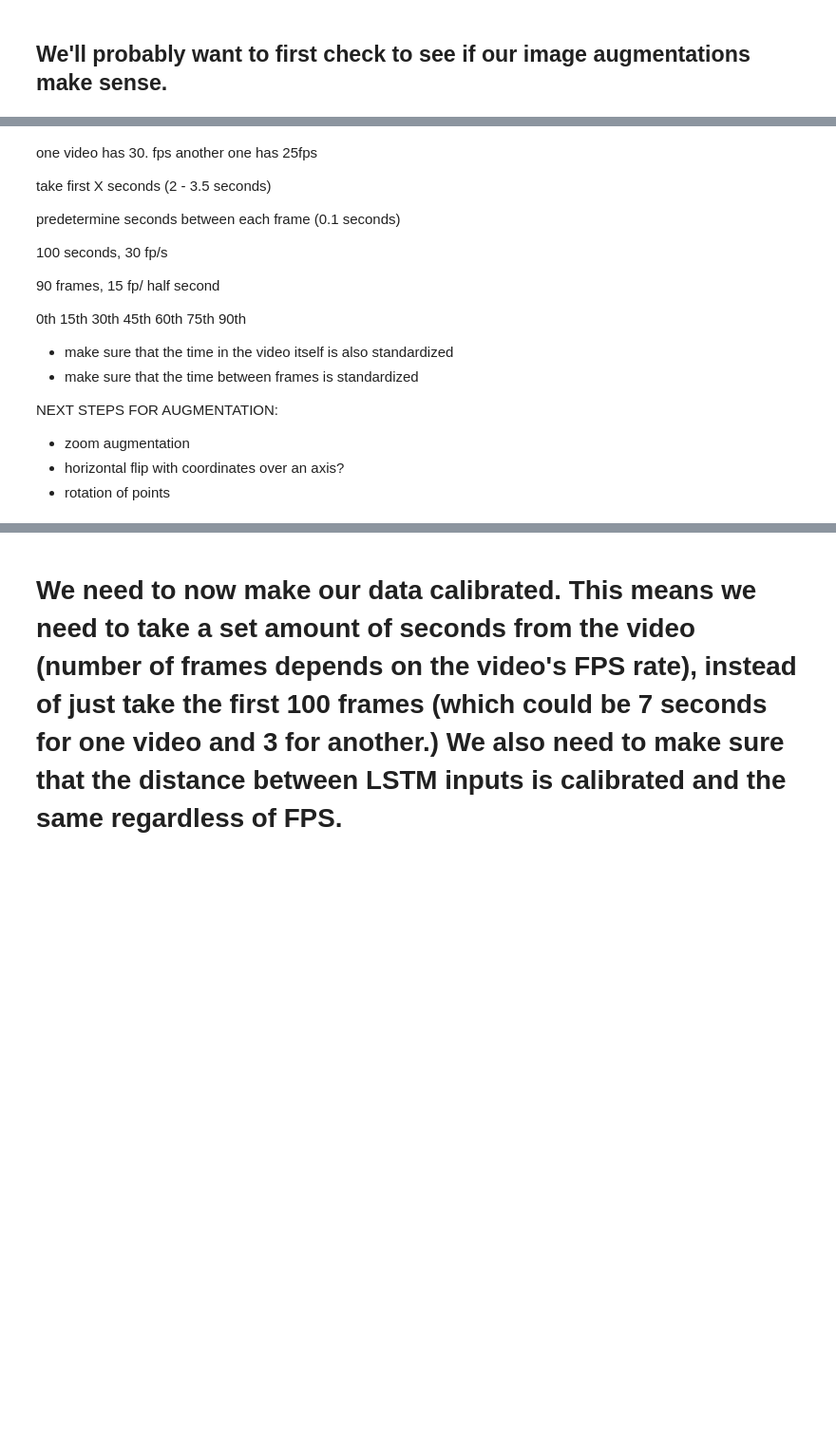
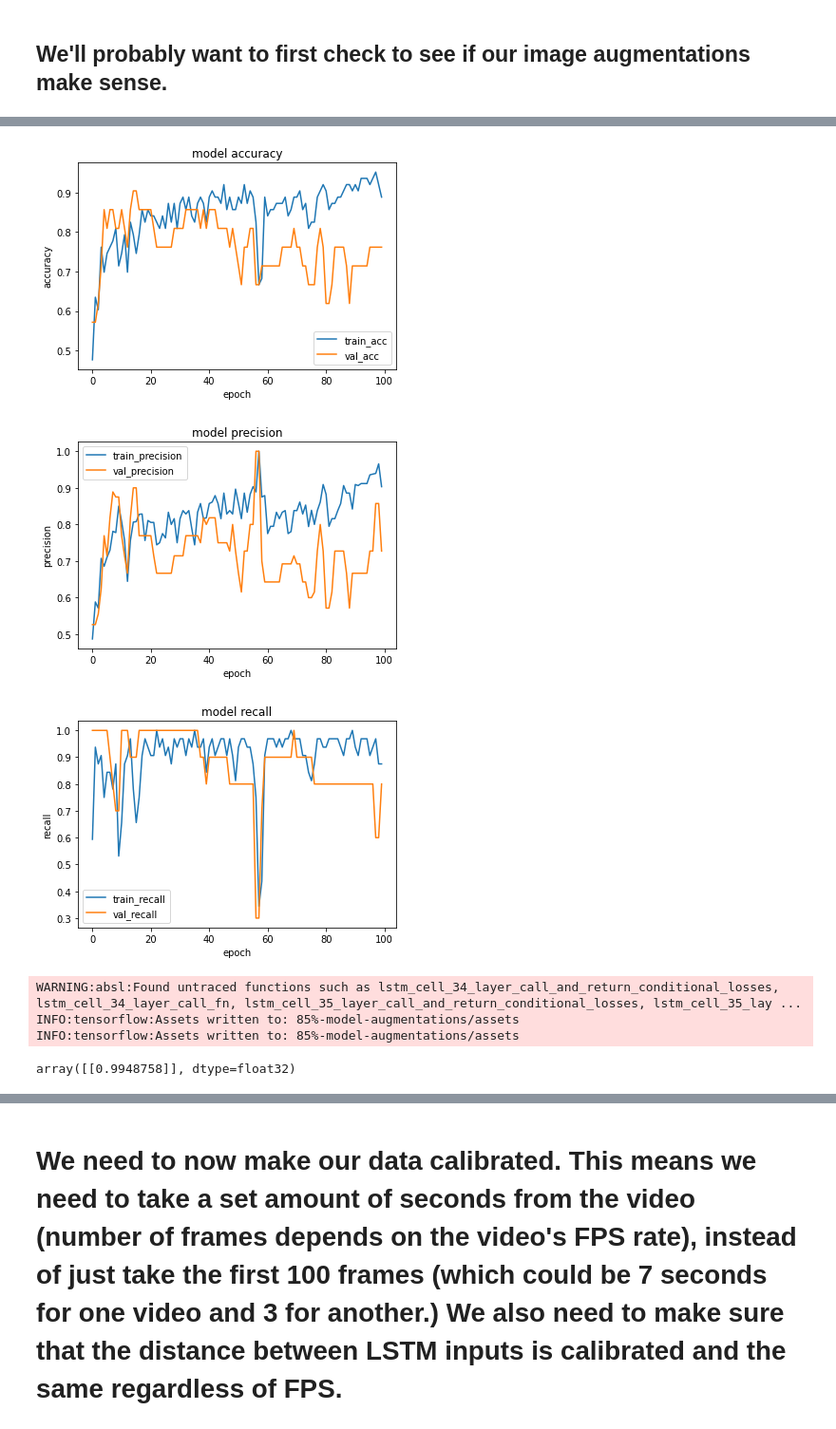
Before and after one commit to anish-lakkapragada/Hand-Classification-For-Autism-Diagnosis, a Jupyter notebook: Hand Flapping Classifier.ipynb, the cells around one changed output, grey strips where cells are left out. Shown: that part at 95% size. Cells and saved outputs as stored; diff of their text form; code cells hidden in the pictures; blank space fills up the shorter version.

```diff
--- a/Hand Flapping Classifier.ipynb
+++ b/Hand Flapping Classifier.ipynb
@@ -763,14 +748,16 @@ for _ in range(200):
 # %%
-# training finally with an augmenter
+# start training with a vanilla LSTM.
+import tensorflow as tf
+tf.config.run_functions_eagerly(True)
+
 model = tf.keras.models.Sequential([
     Augmenter(),
     tf.keras.layers.LSTM(64, return_sequences = True),
-    tf.keras.layers.LSTM(128, return_sequences = True),
-    tf.keras.layers.LSTM(256, return_sequences = False),
+    tf.keras.layers.LSTM(128, return_sequences = False),
     tf.keras.layers.Dense(128, activation = "relu"),
     tf.keras.layers.Dense(1, activation = "sigmoid")
 ])
 
-model.compile(loss = "binary_crossentropy", optimizer = "Adam", metrics = ['accuracy'])
+model.compile(loss = "binary_crossentropy", optimizer = "Adam", metrics = ['accuracy', tf.keras.metrics.Precision(), tf.keras.metrics.Recall()])
 # %%
-history = model.fit(X_train, y_train, epochs = 200, validation_data = (X_test, y_test))
+history = model.fit(X_train, y_train, epochs = 100, validation_data = (X_test, y_test))
@@ -777,2 +782,6 @@ history = model.fit(X_train, y_train, epochs = 200, validation_data = (X_test, y
 # %%
-plot(history)
+plot(history, num = 15)
+# %% [output]
+[figure, added]
+[figure, added]
+[figure, added]
@@ -783,28 +788,6 @@ X_train_aug
-# %% [markdown]
-one video has 30. fps
-another one has 25fps
-
-take first X seconds (2 - 3.5 seconds)
-
-predetermine seconds between each frame (0.1 seconds)
-
-100 seconds, 30 fp/s
-
-90 frames, 15 fp/ half second
-
-0th
-15th
-30th
-45th
-60th
-75th
-90th
-
-- make sure that the time in the video itself is also standardized
-- make sure that the time between frames is standardized
-
-
-NEXT STEPS FOR AUGMENTATION:
-- zoom augmentation
-- horizontal flip with coordinates over an axis?
-- rotation of points
+# %%
+model.save("85%-model-augmentations")
+# %% [output]
+WARNING:absl:Found untraced functions such as lstm_cell_34_layer_call_and_return_conditional_losses, lstm_cell_34_layer_call_fn, lstm_cell_35_layer_call_and_return_conditional_losses, lstm_cell_35_lay ...
+INFO:tensorflow:Assets written to: 85%-model-augmentations/assets
+INFO:tensorflow:Assets written to: 85%-model-augmentations/assets
@@ -810,0 +815,4 @@ NEXT STEPS FOR AUGMENTATION:
+# %%
+predict_on_video("control_far.mov")
+# %% [output]
+array([[0.9948758]], dtype=float32)
```
Also changed, not shown: parts of 20 cells of this notebook, 16 other files.
